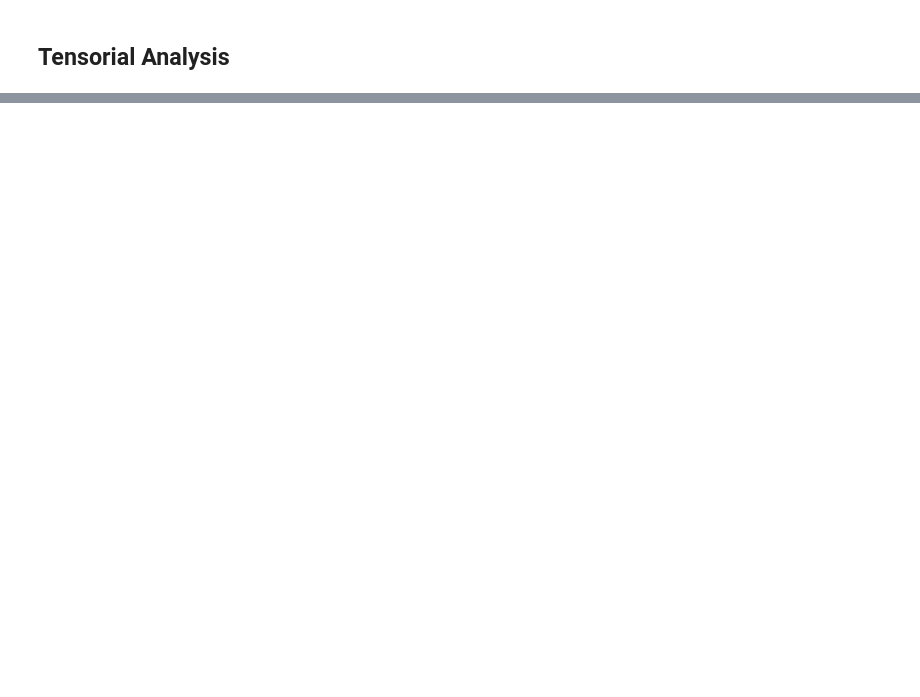
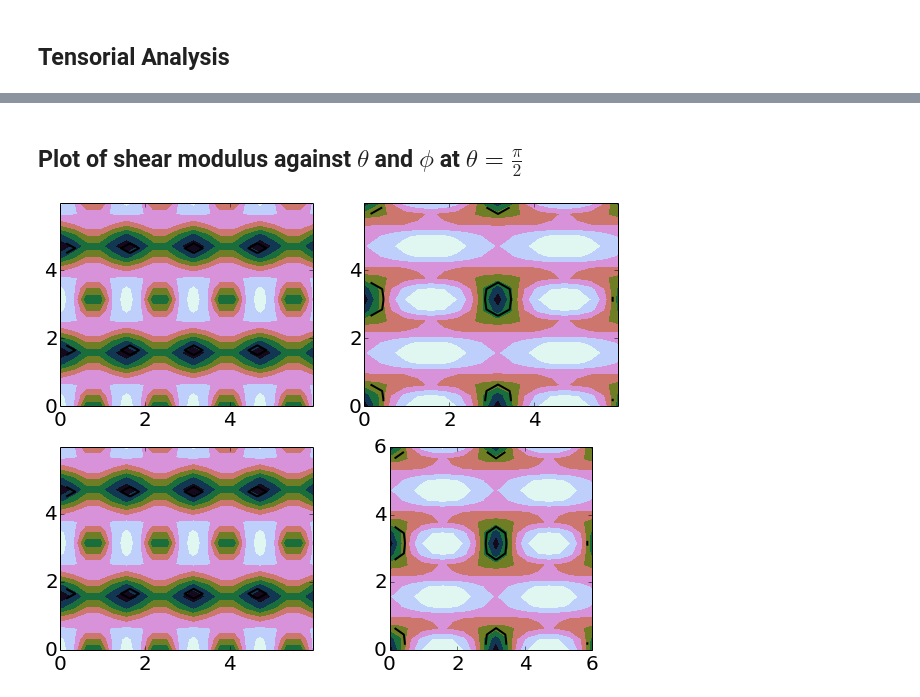
Before and after one commit to keeeto/VASP-Elastic, a Jupyter notebook: ElasticPropertiesTensorial.ipynb, the cells around one changed output, grey strips where cells are left out. Saved outputs shown, nothing was run; the diff lists cells and outputs as text; code cells hidden in the pictures; blank space fills up the shorter version.

```diff
--- a/ElasticPropertiesTensorial.ipynb
+++ b/ElasticPropertiesTensorial.ipynb
@@ -54,6 +66,12 @@ def Smat(SVoigt):
 def dirVector(theta,phi):
     a =  [np.sin(theta)*np.cos(phi), np.sin(theta)*np.sin(phi), np.cos(theta)]
     return a
+# %%
+def dirVector2(theta,phi,chi):
+    a = [ np.cos(theta)*np.cos(phi)*np.cos(chi) - np.sin(phi)*np.sin(chi), \
+    np.cos(theta)*np.sin(phi)*np.cos(chi) + \
+    np.cos(phi)*np.sin(chi), - np.sin(theta)*np.cos(chi)]
+    return a
 # %%
 def YoungModulus(theta,phi,Sij):
     a = dirVector(theta, phi)
@@ -158,0 +239,24 @@ plt.show()
+# %% [markdown]
+## Plot of shear modulus against $\theta$ and $\phi$ at $\theta = \frac{\pi}{2}$
+# %%
+x=y=np.arange(0,2*np.pi,np.pi/10)
+i = 0
+fig, axs = plt.subplots(2,2)
+for ax in axs.ravel():
+    X, Y = np.meshgrid(x, y)
+    Z = ShearModulus(X,Y,i*np.pi/2,Sij)
+    cs = ax.contourf(X, Y, Z, cmap=cx2, origin='lower')
+    im = plt.imshow(Z,cmap=cx2,extent=(0,6,0,6),origin='lower')
+    cset = ax.contour(Z,np.arange(np.amin(Z),np.amax(Z),10),linewidths=2,cmap=cx2,extent=(0,6,0,6),origin='lower')
+    #fig.colorbar(cs, ax=ax, shrink=0.9)
+    #ax.set_title("extend = %s" % extend)
+    ax.locator_params(nbins=4)
+    i = i + 1
+
+#print np.amin(Z)
+
+#pylab.colorbar(im)
+#plt.clabel(cset, inline=True, fmt='%1.1f', fontsize=20)
+plt.show()
+# %% [output]
+[figure, added]
```
Also changed, not shown: parts of 21 cells of this notebook, 5 other files.
